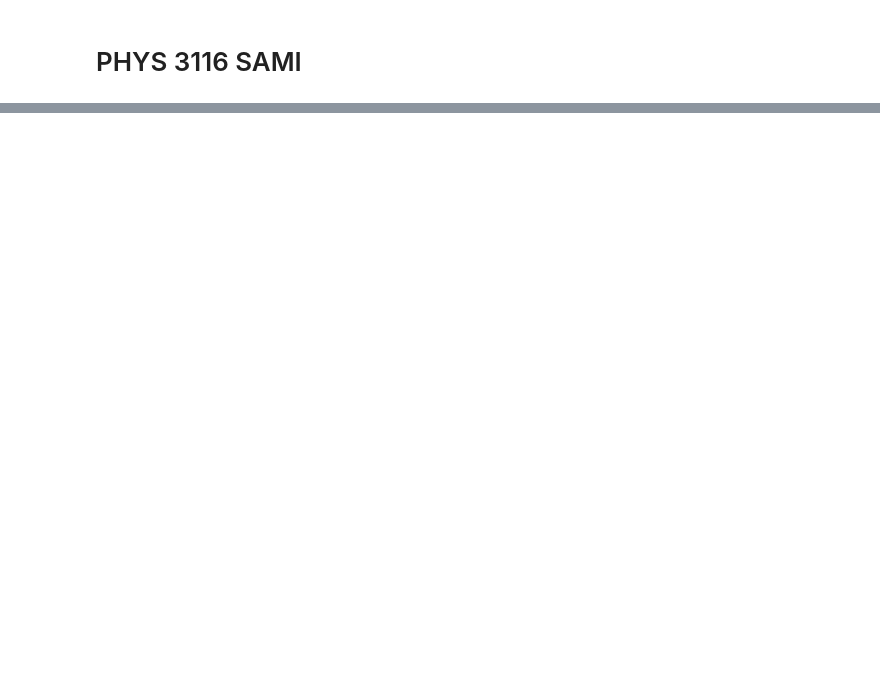
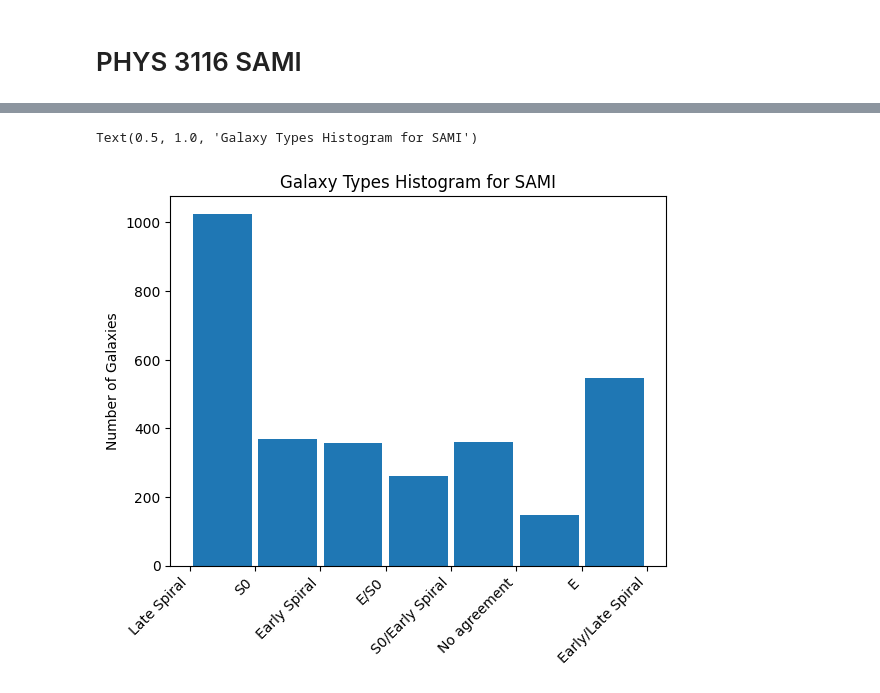
Before and after one commit to Yuang-Tan/PHYS3116-Computational, a Jupyter notebook: computation 2.ipynb, the cells around one changed output, grey strips where cells are left out. Drawn from its saved outputs; the diff is of its cells as text; code cells hidden in the pictures; blank space fills up the shorter version.

```diff
--- a/computation 2.ipynb
+++ b/computation 2.ipynb
@@ -13,6 +22,6 @@ from scipy.odr import *
 # %%
 # read in all data files.
-InputCatGAMADR3 = pd.read_csv('InputCatGAMADR3.csv')
-samiDR3InputCatClusters = pd.read_csv('samiDR3InputCatClusters.csv')
-samiDR3StelKin = pd.read_csv('samiDR3StelKin.csv')
-samiDR3VisualMorphology = pd.read_csv('samiDR3VisualMorphology.csv')
+gama = pd.read_csv('InputCatGAMADR3.csv')
+clusters = pd.read_csv('samiDR3InputCatClusters.csv')
+kinematics = pd.read_csv('samiDR3StelKin.csv')
+morphology = pd.read_csv('samiDR3VisualMorphology.csv')
@@ -62,0 +102,28 @@ plt.show()
+# %%
+#Find the distribution of galaxy types provided by SAMI
+def type_to_name(morphology_type):
+    if morphology_type == 0:
+        return 'E'
+    elif morphology_type == 0.5:
+        return 'E/S0'
+    elif morphology_type == 1:
+        return 'S0'
+    elif morphology_type == 1.5:
+        return 'S0/Early Spiral'
+    elif morphology_type == 2:
+        return 'Early Spiral'
+    elif morphology_type == 2.5:
+        return 'Early/Late Spiral'
+    elif morphology_type == 3:
+        return 'Late Spiral'
+    else:
+        return 'No agreement'
+
+morphology['type_name'] = morphology['type'].apply(type_to_name)
+plt.hist(morphology['type_name'], rwidth=0.9, bins=7)
+plt.xticks(rotation=45, ha='right')
+plt.ylabel('Number of Galaxies')
+plt.title('Galaxy Types Histogram for SAMI')
+# %% [output]
+Text(0.5, 1.0, 'Galaxy Types Histogram for SAMI')
+[figure, added]
```
Also changed, not shown: parts of 31 cells of this notebook.
